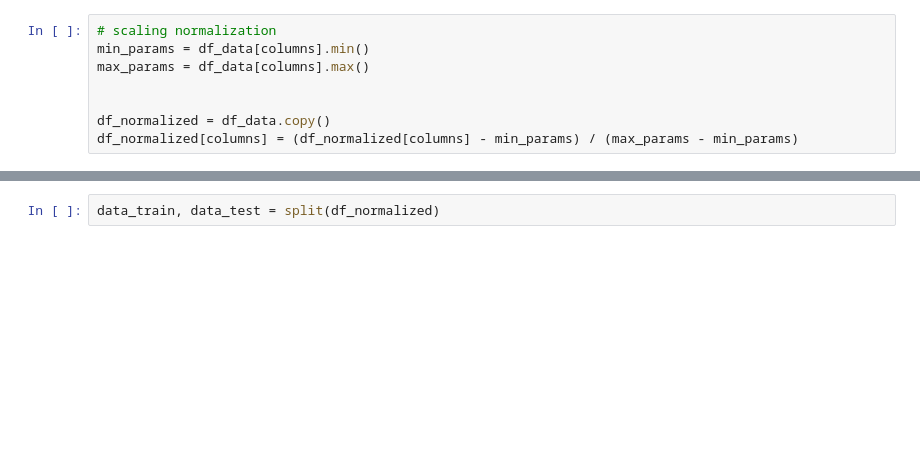
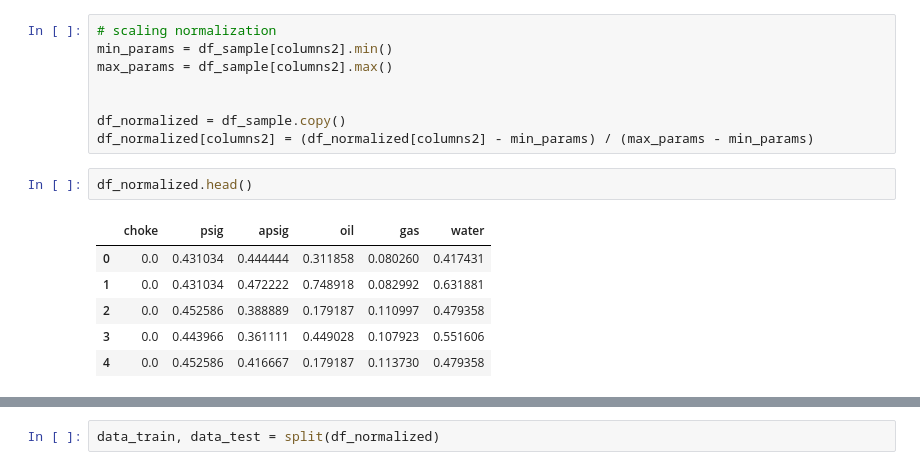
Before and after one commit to Dzyfhuba/lstm-prototype, a Jupyter notebook: app.ipynb, the cells around one changed output, grey strips where cells are left out. Drawn from its saved outputs; the diff is of its cells as text; blank space fills up the shorter version.

```diff
--- a/app.ipynb
+++ b/app.ipynb
@@ -13,8 +106,17 @@ df_data = df_data.ffill()
 # %%
 # scaling normalization
-min_params = df_data[columns].min()
-max_params = df_data[columns].max()
+min_params = df_sample[columns2].min()
+max_params = df_sample[columns2].max()
 
 
-df_normalized = df_data.copy()
-df_normalized[columns] = (df_normalized[columns] - min_params) / (max_params - min_params)
+df_normalized = df_sample.copy()
+df_normalized[columns2] = (df_normalized[columns2] - min_params) / (max_params - min_params)
+# %%
+df_normalized.head()
+# %% [output]
+|  | choke | psig | apsig | oil | gas | water |
+| 0 | 0.0 | 0.431034 | 0.444444 | 0.311858 | 0.080260 | 0.417431 |
+| 1 | 0.0 | 0.431034 | 0.472222 | 0.748918 | 0.082992 | 0.631881 |
+| 2 | 0.0 | 0.452586 | 0.388889 | 0.179187 | 0.110997 | 0.479358 |
+| 3 | 0.0 | 0.443966 | 0.361111 | 0.449028 | 0.107923 | 0.551606 |
+| 4 | 0.0 | 0.452586 | 0.416667 | 0.179187 | 0.113730 | 0.479358 |
```
Also changed, not shown: parts of 48 cells of this notebook, 6 other files.
